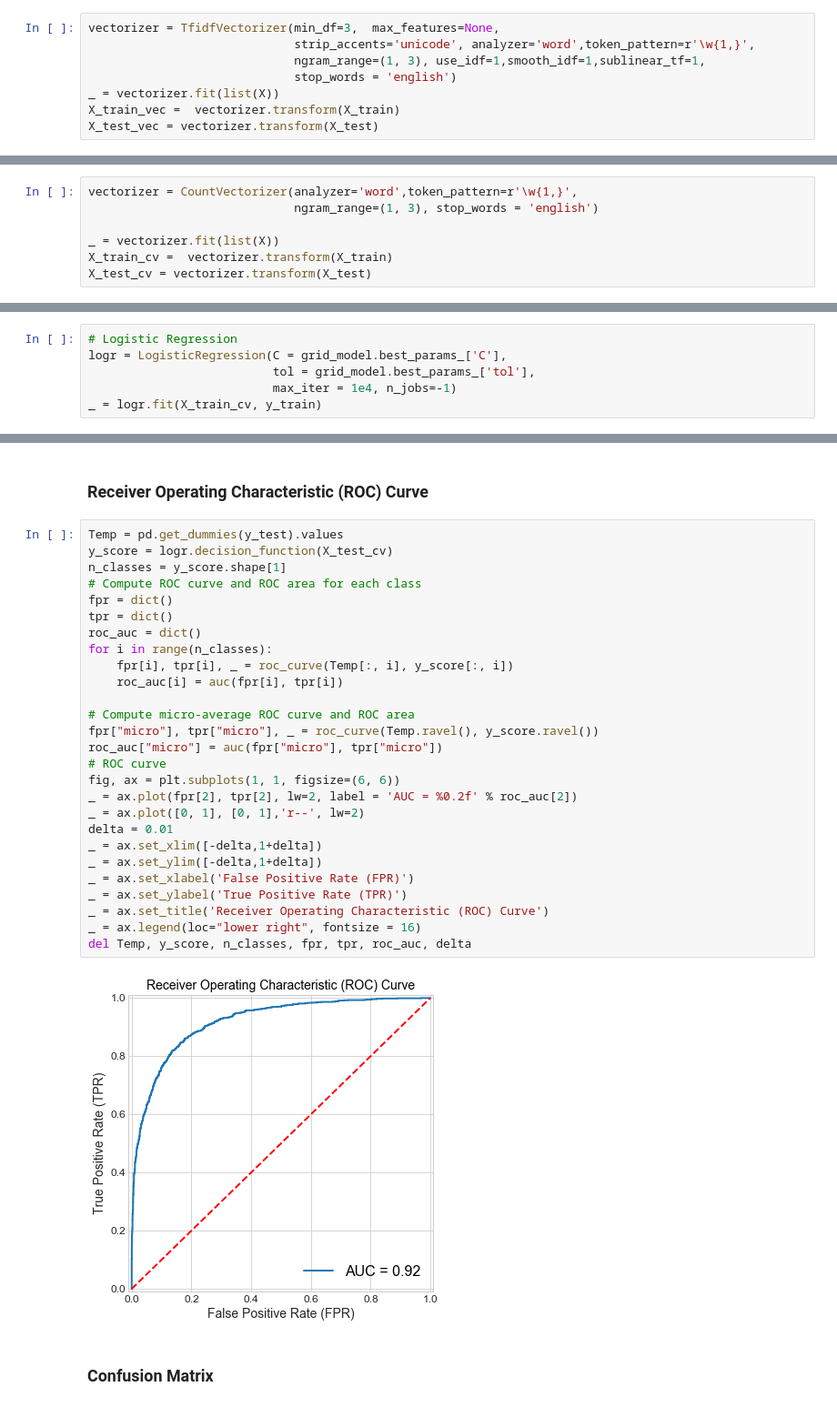
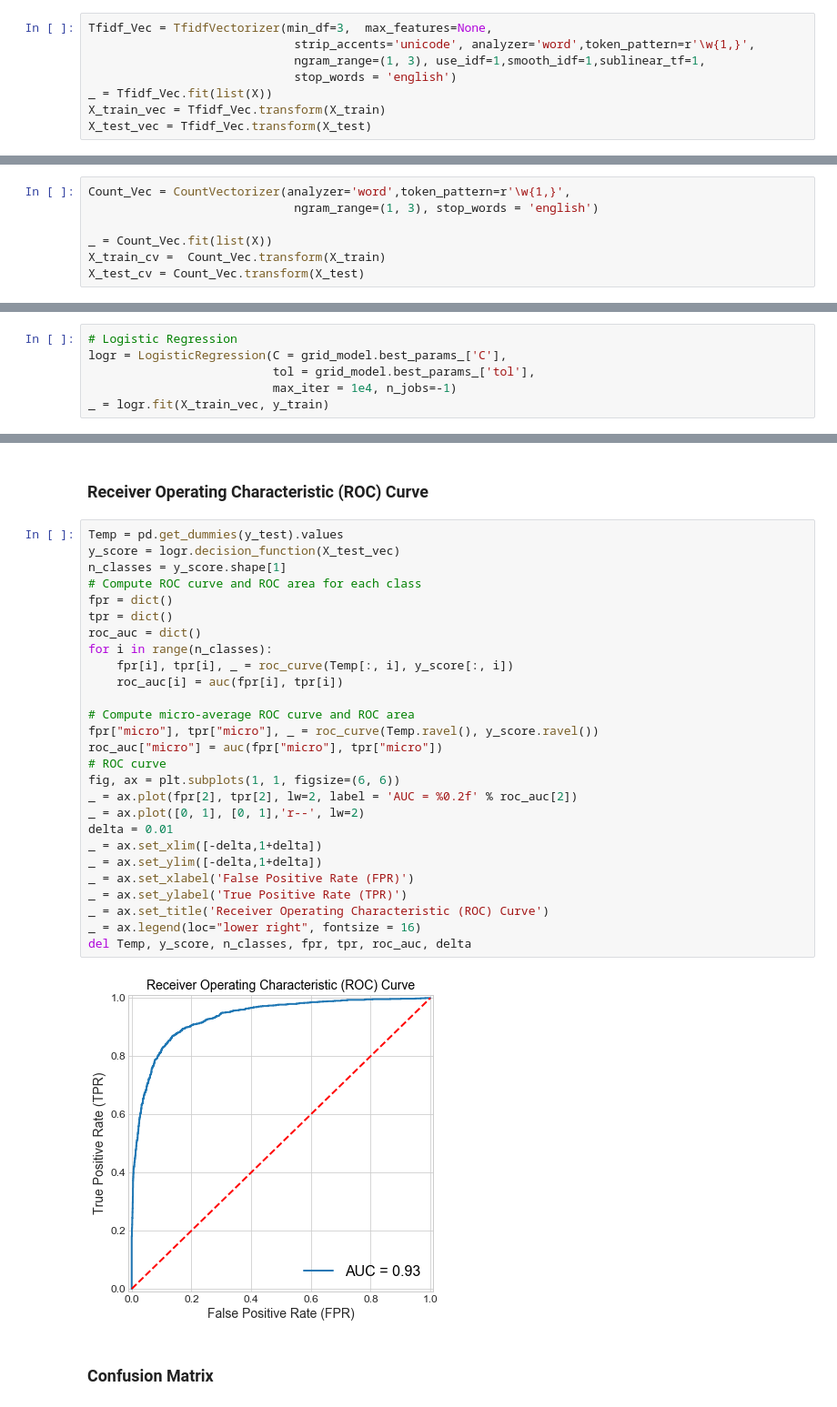
Before and after one commit to HatefDastour/Portfolio, a Jupyter notebook: natural_language_processing/Spooky_Author_Identification_Dataset_NLP_Logistic.ipynb, the cells around one changed output, grey strips where cells are left out. Shown at 91% size. Cells and saved outputs as stored; diff of their text form.

```diff
--- a/natural_language_processing/Spooky_Author_Identification_Dataset_NLP_Logistic.ipynb
+++ b/natural_language_processing/Spooky_Author_Identification_Dataset_NLP_Logistic.ipynb
@@ -150,10 +150,10 @@ pd.DataFrame(data={'Set':['X_train','X_test','y_train','y_test'],
 
 First, we would use [**sklearn.feature_extraction.text.TfidfVectorizer**](https://scikit-learn.org/stable/modules/generated/sklearn.feature_extraction.text.TfidfVectorizer.html) to convert **Text** data to a matrix of **TF-IDF features**.
 # %%
-vectorizer = TfidfVectorizer(min_df=3,  max_features=None,
+Tfidf_Vec = TfidfVectorizer(min_df=3,  max_features=None,
                              strip_accents='unicode', analyzer='word',token_pattern=r'\w{1,}',
                              ngram_range=(1, 3), use_idf=1,smooth_idf=1,sublinear_tf=1,
                              stop_words = 'english')
-_ = vectorizer.fit(list(X))
-X_train_vec =  vectorizer.transform(X_train)
-X_test_vec = vectorizer.transform(X_test)
+_ = Tfidf_Vec.fit(list(X))
+X_train_vec = Tfidf_Vec.transform(X_train)
+X_test_vec = Tfidf_Vec.transform(X_test)
@@ -266,10 +268,10 @@ First, we would use [**sklearn.feature_extraction.text.CountVectorizer¶**](http
 # %%
-vectorizer = CountVectorizer(analyzer='word',token_pattern=r'\w{1,}',
+Count_Vec = CountVectorizer(analyzer='word',token_pattern=r'\w{1,}',
                              ngram_range=(1, 3), stop_words = 'english')
 
-_ = vectorizer.fit(list(X))
-X_train_cv =  vectorizer.transform(X_train)
-X_test_cv = vectorizer.transform(X_test)
+_ = Count_Vec.fit(list(X))
+X_train_cv =  Count_Vec.transform(X_train)
+X_test_cv = Count_Vec.transform(X_test)
 # %% [markdown]
 It follows that,
 # %%
@@ -440,7 +442,7 @@ Therefore,
 logr = LogisticRegression(C = grid_model.best_params_['C'],
                           tol = grid_model.best_params_['tol'],
                           max_iter = 1e4, n_jobs=-1)
-_ = logr.fit(X_train_cv, y_train)
+_ = logr.fit(X_train_vec, y_train)
 # %% [markdown]
 ### Classification Report
 # %%
@@ -460,33 +462,33 @@ display(Results.round(2))
 ### Receiver Operating Characteristic (ROC) Curve
 # %%
 Temp = pd.get_dummies(y_test).values
-y_score = logr.decision_function(X_test_cv)
+y_score = logr.decision_function(X_test_vec)
 n_classes = y_score.shape[1]
 # Compute ROC curve and ROC area for each class
 fpr = dict()
 tpr = dict()
 roc_auc = dict()
 for i in range(n_classes):
     fpr[i], tpr[i], _ = roc_curve(Temp[:, i], y_score[:, i])
     roc_auc[i] = auc(fpr[i], tpr[i])
 
 # Compute micro-average ROC curve and ROC area
 fpr["micro"], tpr["micro"], _ = roc_curve(Temp.ravel(), y_score.ravel())
 roc_auc["micro"] = auc(fpr["micro"], tpr["micro"])
 # ROC curve
 fig, ax = plt.subplots(1, 1, figsize=(6, 6))
 _ = ax.plot(fpr[2], tpr[2], lw=2, label = 'AUC = %0.2f' % roc_auc[2])
 _ = ax.plot([0, 1], [0, 1],'r--', lw=2)
 delta = 0.01
 _ = ax.set_xlim([-delta,1+delta])
 _ = ax.set_ylim([-delta,1+delta])
 _ = ax.set_xlabel('False Positive Rate (FPR)')
 _ = ax.set_ylabel('True Positive Rate (TPR)')
 _ = ax.set_title('Receiver Operating Characteristic (ROC) Curve')
 _ = ax.legend(loc="lower right", fontsize = 16)
 del Temp, y_score, n_classes, fpr, tpr, roc_auc, delta
 # %% [output]
-[figure, old version]
+[figure, new version]
 # %% [markdown]
 ### Confusion Matrix
 # %%
```
Also changed, not shown: parts of 6 cells of this notebook, 1 other file.
